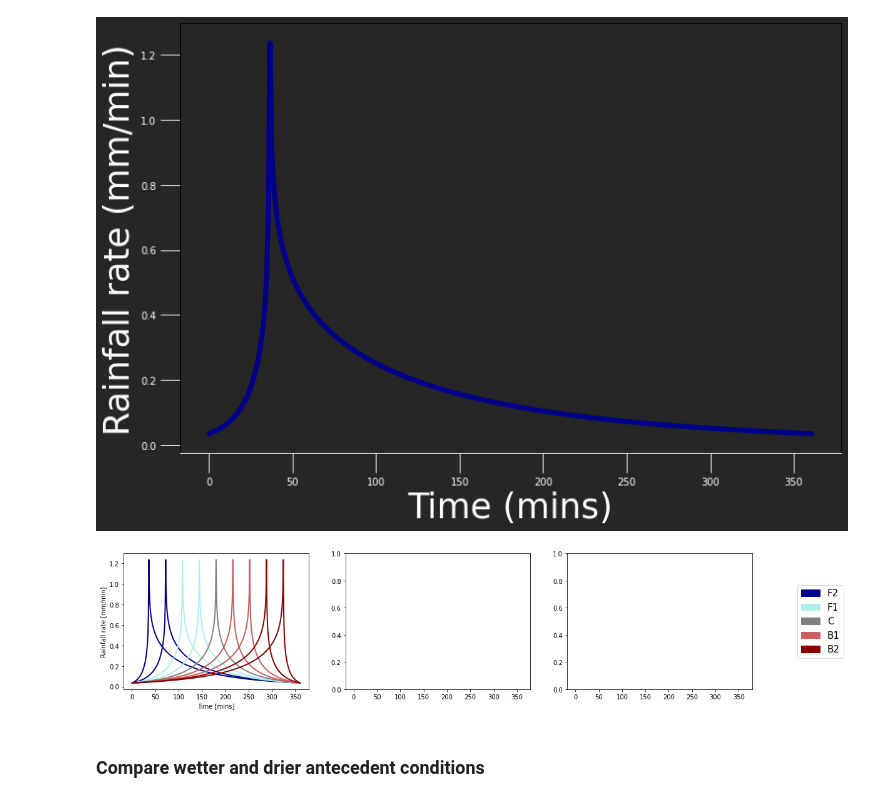
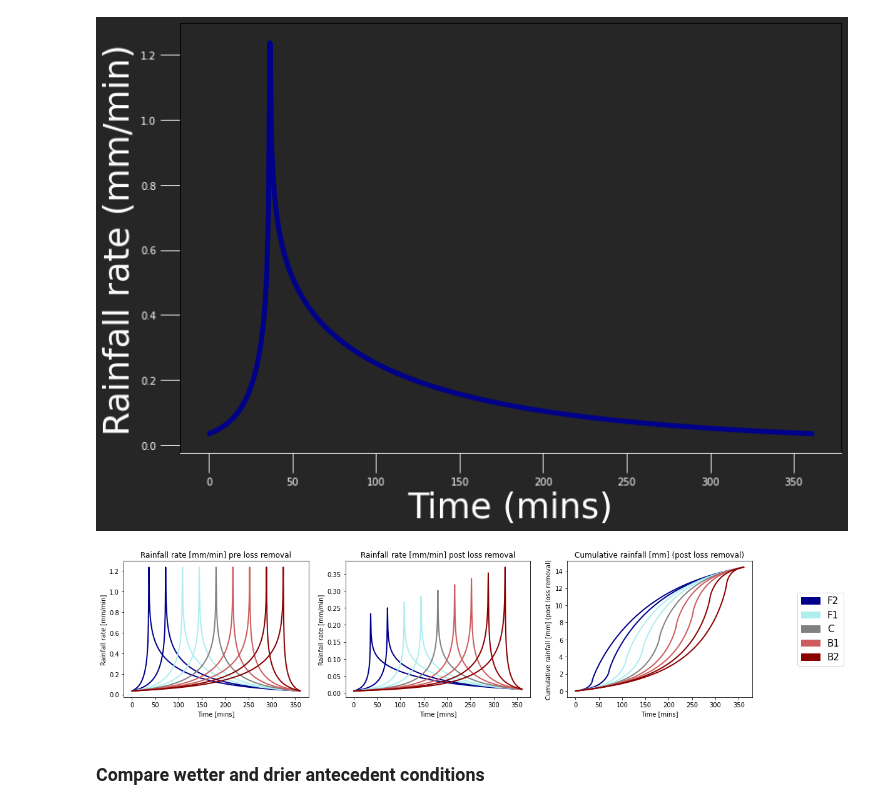
Before and after one commit to masher92/UKCP18, a Jupyter notebook: CatchmentAnalysis/CreateSyntheticRainfallEvents/IdealisedProfiles/ProduceProfiles.ipynb, the cells around one changed output. Drawn from its saved outputs; the diff is of its cells as text; code cells hidden in the pictures.

```diff
--- a/CatchmentAnalysis/CreateSyntheticRainfallEvents/IdealisedProfiles/ProduceProfiles.ipynb
+++ b/CatchmentAnalysis/CreateSyntheticRainfallEvents/IdealisedProfiles/ProduceProfiles.ipynb
@@ -24,7 +24,7 @@ from Functions import *
 catchment_rainfall = {'LinDyke':59.29,
                      'WykeBeck':59.25}
 # %%
-catchment_name = 'WykeBeck'
+catchment_name = 'LinDyke'
 # %% [markdown]
 ### Define the different methods
 # %%
@@ -252,44 +234,44 @@ max_rainfall_rate_after_loss_removal = []
 for axes_number, method in enumerate(methods):
     # Read in data
     pre_loss_removal = pd.read_csv(model_directory + "6hr_100yrRP/PreLossRemoval/{}.csv".format(method), names = ['Time', 'Rainfall'])
     post_loss_removal = pd.read_csv(model_directory + "6hr_100yrRP/PostLossRemoval/{}_urban.csv".format(method))
 
     # Calculate the cumulative rainfall
     post_loss_removal['cumulative_rainfall_this_min'] = post_loss_removal['Total net rain mm (Observed rainfall - 01/08/2022) - urbanised model'].cumsum()
 
     # Plot pre loss removal rainfall rate
     axes[0].plot(np.array(range(total_duration_minutes))+0.5,pre_loss_removal['Rainfall'], color=colors[axes_number], linewidth = 2)
     axes[0].set_xlabel('Time [mins]')
     axes[0].set_ylabel('Rainfall rate [mm/min]')
-    #axes[0].set_title('Rainfall rate [mm/min] pre loss removal')
+    axes[0].set_title('Rainfall rate [mm/min] pre loss removal')
 
     # Plot post loss removal rainfall rate
-#     axes[1].plot(np.array(range(total_duration_minutes))+0.5,post_loss_removal['Total net rain mm (Observed rainfall - 01/08/2022) - urbanised model'], color=colors[axes_number], linewidth = 2)
-#     axes[1].set_xlabel('Time [mins]')
-#     axes[1].set_ylabel('Rainfall rate [mm/min]')
-#     axes[1].set_title('Rainfall rate [mm/min] post loss removal')
+    axes[1].plot(np.array(range(total_duration_minutes))+0.5,post_loss_removal['Total net rain mm (Observed rainfall - 01/08/2022) - urbanised model'], color=colors[axes_number], linewidth = 2)
+    axes[1].set_xlabel('Time [mins]')
+    axes[1].set_ylabel('Rainfall rate [mm/min]')
+    axes[1].set_title('Rainfall rate [mm/min] post loss removal')
 
-#     # Plot cumulative rainfall rate
-#     axes[2].plot(np.array(range(total_duration_minutes))+0.5,post_loss_removal['cumulative_rainfall_this_min'], color=colors[axes_number], linewidth = 2)
-#     axes[2].set_xlabel('Time [mins]')
-#     axes[2].set_ylabel('Cumulative rainfall [mm] (post loss removal)')
-#     axes[2].set_title('Cumulative rainfall [mm] (post loss removal)')
+    # Plot cumulative rainfall rate
+    axes[2].plot(np.array(range(total_duration_minutes))+0.5,post_loss_removal['cumulative_rainfall_this_min'], color=colors[axes_number], linewidth = 2)
+    axes[2].set_xlabel('Time [mins]')
+    axes[2].set_ylabel('Cumulative rainfall [mm] (post loss removal)')
+    axes[2].set_title('Cumulative rainfall [mm] (post loss removal)')
 
     # CHECK WHETHER TOTAL RAINFALL VOLUME IS CONSERVED
     #print("Max rainfall (after loss removal): ", round(post_loss_removal['Total net rain mm (Observed rainfall - 01/08/2022) - urbanised model'].max(),5))
     #print("Max rainfall (before loss removal): ", round(pre_loss_removal['Rainfall'].max(),5))
     max_rainfall_rate_after_loss_removal.append(round(post_loss_removal['Total net rain mm (Observed rainfall - 01/08/2022) - urbanised model'].max(),5))
     #print("Total event rainfall (after loss removal): ", round(post_loss_removal['Total net rain mm (Observed rainfall - 01/08/2022) - urbanised model'].sum(),3))
     #print("Total event rainfall (before loss removal): ", round(pre_loss_removal['Rainfall'].sum(),2))
 
 colors_leg = [ 'darkblue', 'paleturquoise','grey', 'indianred', 'darkred']
 # texts = ['Very front loaded','Front loaded','Centred', 'Black loaded', 'Very back loaded']
 texts = ['F2','F1','C', 'B1', 'B2']
 patches = [ mpatches.Patch(color=colors_leg[i], label="{:s}".format(texts[i]) ) for i in range(len(texts)) ]
 plt.legend(handles=patches, bbox_to_anchor=(1.37, 0.5), loc='center', ncol=1, prop={'size': 15});
 fig.savefig(model_directory + "6hr_100yrRP/PostLossRemoval/Profile_plots.PNG");
 # %% [output]
-[figure, old version]
+[figure, new version]
 # %% [markdown]
 ### Compare wetter and drier antecedent conditions
 # %%
```
Also changed, not shown: parts of 4 cells of this notebook, 14 other files.
